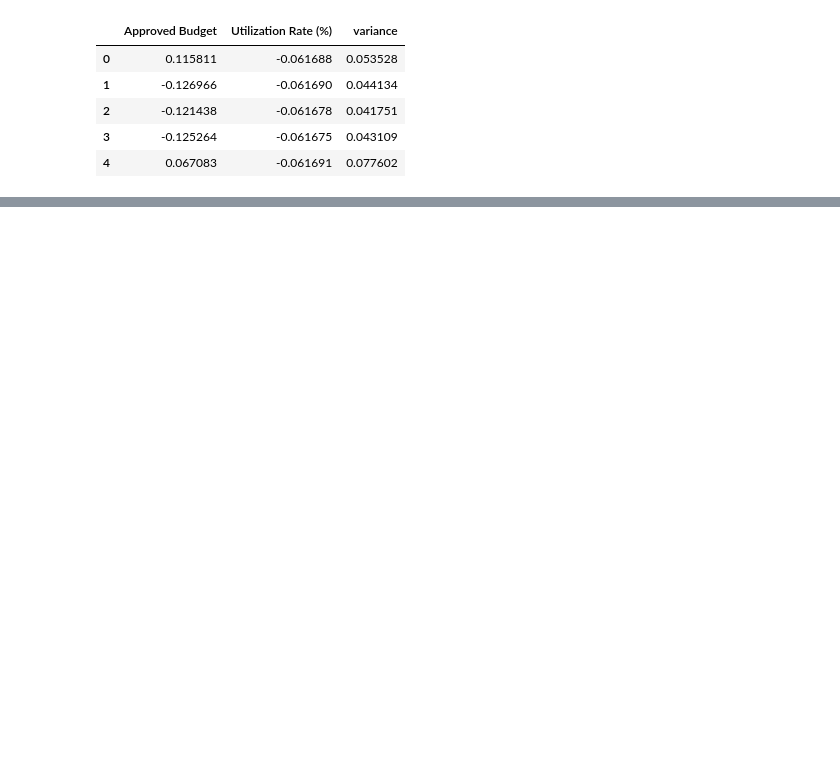
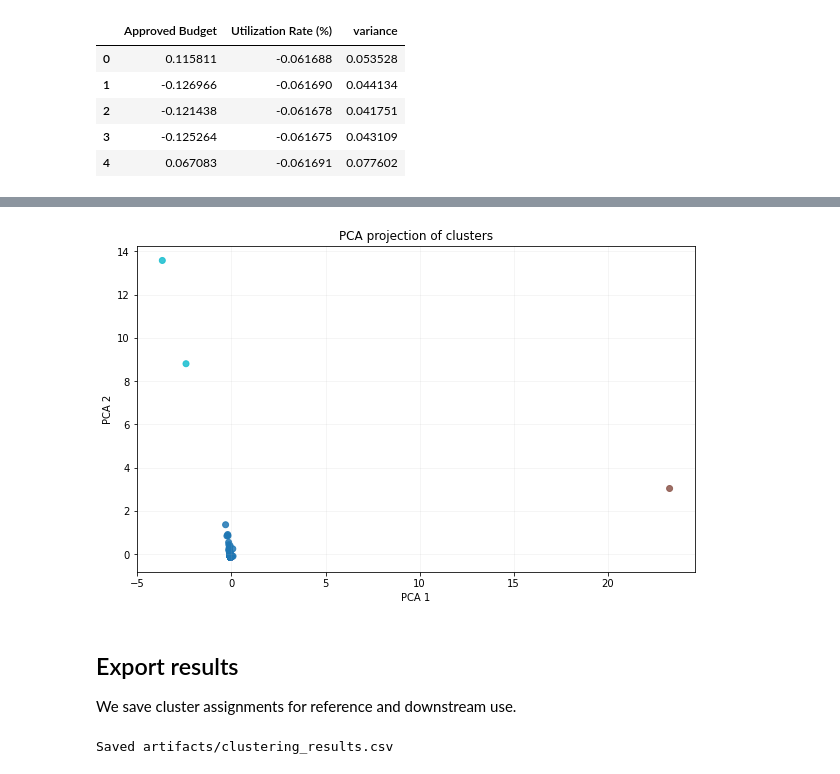
Before and after one commit to Sydney-Were/Analysis-of-National-Government-Ministries-Departments-and-Agencies-Budget-Data, a Jupyter notebook: Analysis.ipynb, the cells around one changed output, grey strips where cells are left out. Drawn from its saved outputs; the diff is of its cells as text; code cells hidden in the pictures; blank space fills up the shorter version.

```diff
--- a/Analysis.ipynb
+++ b/Analysis.ipynb
@@ -708,0 +789,26 @@ pd.DataFrame(X_scaled, columns=features.columns).head()
+# %%
+pca = PCA(n_components=2, random_state=42)
+X_pca = pca.fit_transform(X_scaled)
+df['_pca1'], df['_pca2'] = X_pca[:,0], X_pca[:,1]
+
+plt.figure(figsize=(10,6))
+plt.scatter(df['_pca1'], df['_pca2'], c=df['Cluster'], cmap='tab10', alpha=0.85)
+plt.xlabel("PCA 1"); plt.ylabel("PCA 2")
+plt.title("PCA projection of clusters")
+plt.grid(alpha=0.15)
+plt.savefig("figures/clusters_pca.png", dpi=150)
+plt.show()
+# %% [output]
+[figure, added]
+# %% [markdown]
+## Export results
+
+We save cluster assignments for reference and downstream use.
+# %%
+out = df[['MDA_name','Financial Year','Approved Budget','Actual Expenditure',
+          'Utilization Rate (%)','variance','pct_variance','Audit Flag','Cluster']]
+
+out.to_csv("artifacts/clustering_results.csv", index=False)
+print("Saved artifacts/clustering_results.csv")
+# %% [output]
+Saved artifacts/clustering_results.csv
```
Also changed, not shown: parts of 18 cells of this notebook.
